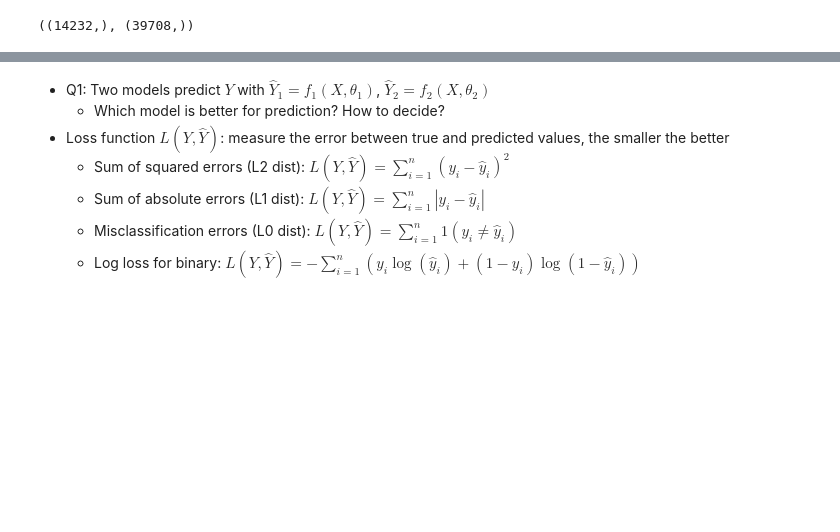
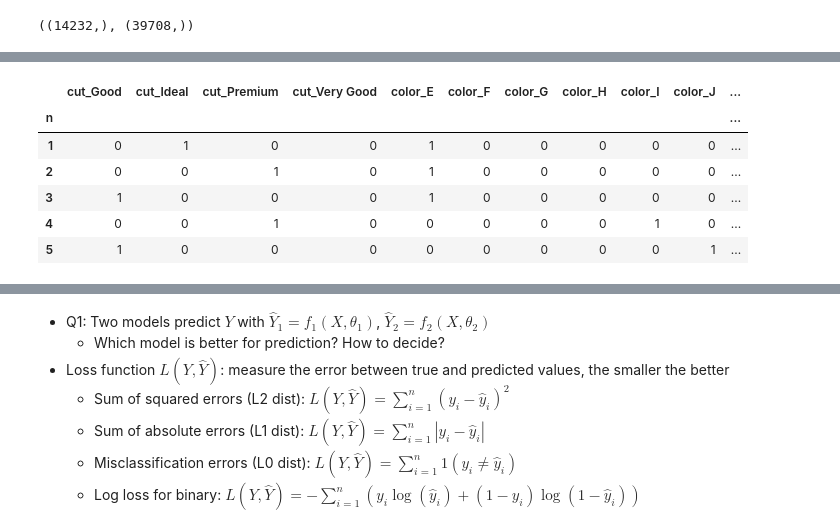
Before and after one commit to founderfan/Data-Open-Lecture, a Jupyter notebook: PyDataLecture5_Scikit-learn.ipynb, the cells around one changed output, grey strips where cells are left out. Saved outputs shown, nothing was run; the diff lists cells and outputs as text; code cells hidden in the pictures; blank space fills up the shorter version.

```diff
--- a/PyDataLecture5_Scikit-learn.ipynb
+++ b/PyDataLecture5_Scikit-learn.ipynb
@@ -78,0 +116,4 @@ ir_unlab.shape, ir_lab.shape
+# %%
+# Categorical variable
+X_cat = X.select_dtypes("object")
+X_cat.head()
@@ -78,0 +128,12 @@ ir_unlab.shape, ir_lab.shape
+# %%
+# Create dummy variable using a DataFrame way
+X_cat_dummy = pd.get_dummies(X_cat, drop_first=True)
+X_cat_dummy.head()
+# %% [output]
+|  | cut_Good | cut_Ideal | cut_Premium | cut_Very Good | color_E | color_F | color_G | color_H | color_I | color_J | ... |
+| n |  |  |  |  |  |  |  |  |  |  | ... |
+| 1 | 0 | 1 | 0 | 0 | 1 | 0 | 0 | 0 | 0 | 0 | ... |
+| 2 | 0 | 0 | 1 | 0 | 1 | 0 | 0 | 0 | 0 | 0 | ... |
+| 3 | 1 | 0 | 0 | 0 | 1 | 0 | 0 | 0 | 0 | 0 | ... |
+| 4 | 0 | 0 | 1 | 0 | 0 | 0 | 0 | 0 | 1 | 0 | ... |
+| 5 | 1 | 0 | 0 | 0 | 0 | 0 | 0 | 0 | 0 | 1 | ... |
```
Also changed, not shown: parts of 99 cells of this notebook, 2 other files.
